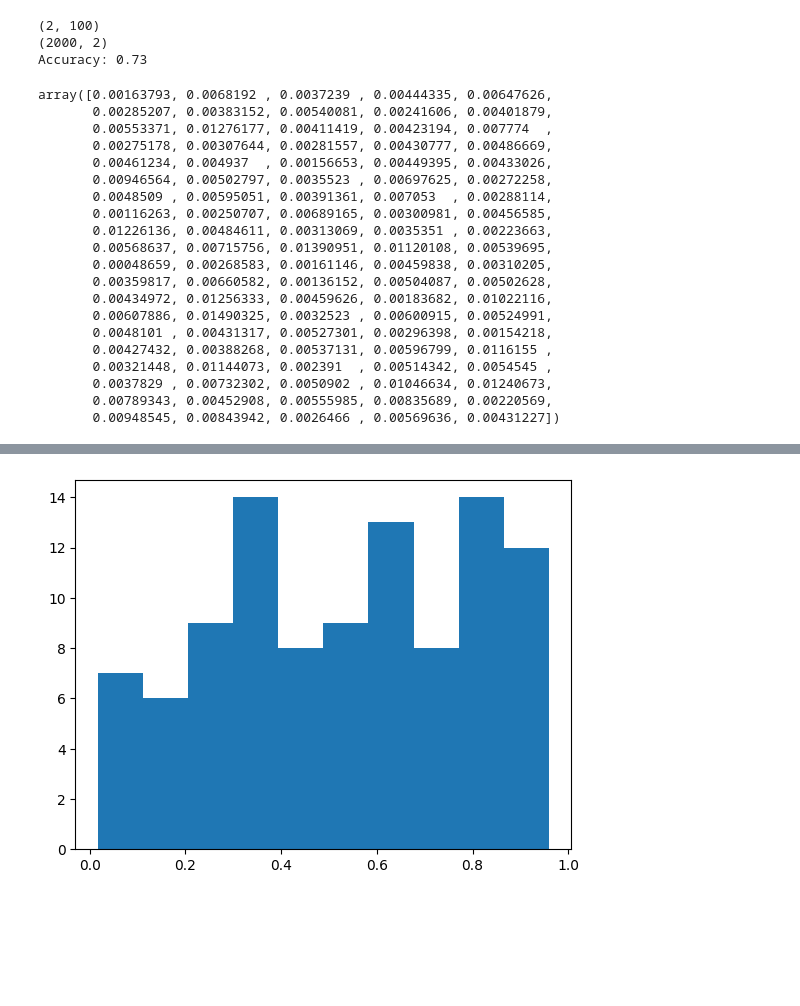
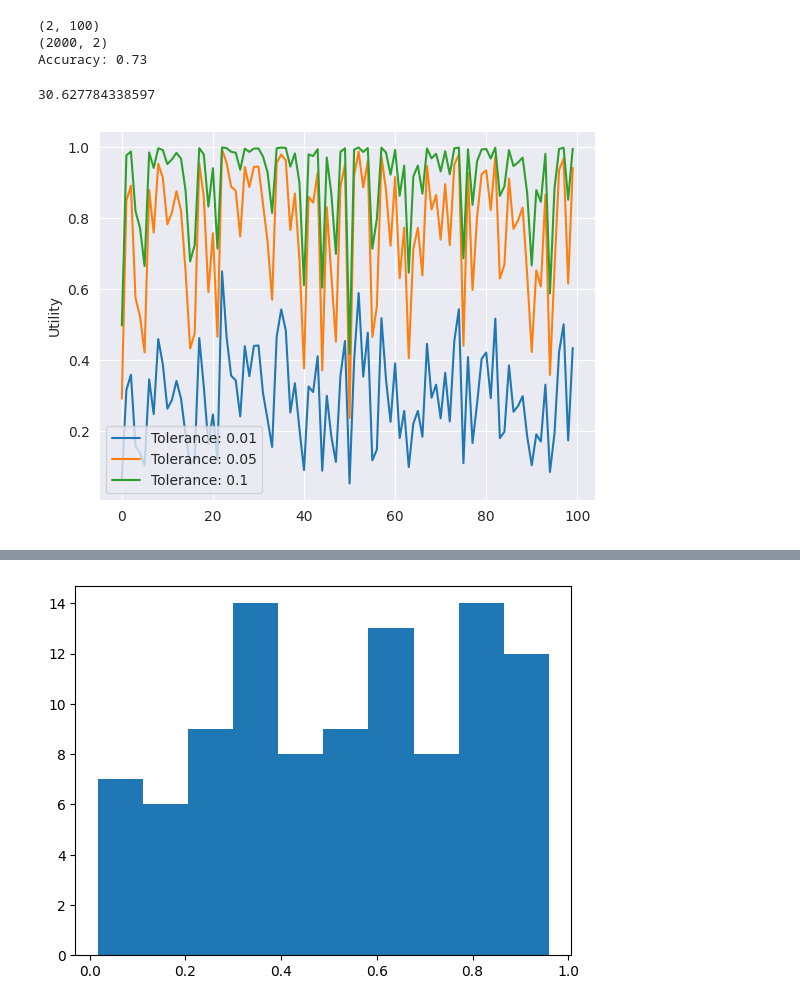
Before and after one commit to lentin26/Student-Prescription-Tree, a Jupyter notebook: lightGBM.ipynb, the cells around one changed output, grey strips where cells are left out. Cells and saved outputs as stored; diff of their text form; code cells hidden in the pictures; blank space fills up the shorter version.

```diff
--- a/lightGBM.ipynb
+++ b/lightGBM.ipynb
@@ -2132,6 +2132,10 @@ p_pred = special.expit(
     (alpha @ X).mean(axis=0) +( beta @ X).mean(axis=0) * price
 )
 
+p_pred = special.expit(
+  alpha @ X + np.array([x*price for x in beta @ X])
+).mean(axis=0)
+
 y_pred = (p_pred >= 0.5).astype(int)
 
 print(
@@ -2149,24 +2153,25 @@ Accuracy: 0.73
 p_var = special.expit(
   alpha @ X + np.array([x*price for x in beta @ X])
 ).var(axis=0)
+
+p_var.max()/p_var.min()
 # %% [output]
-array([0.00163793, 0.0068192 , 0.0037239 , 0.00444335, 0.00647626,
-       0.00285207, 0.00383152, 0.00540081, 0.00241606, 0.00401879,
-       0.00553371, 0.01276177, 0.00411419, 0.00423194, 0.007774  ,
-       0.00275178, 0.00307644, 0.00281557, 0.00430777, 0.00486669,
-       0.00461234, 0.004937  , 0.00156653, 0.00449395, 0.00433026,
-       0.00946564, 0.00502797, 0.0035523 , 0.00697625, 0.00272258,
-       0.0048509 , 0.00595051, 0.00391361, 0.007053  , 0.00288114,
-       0.00116263, 0.00250707, 0.00689165, 0.00300981, 0.00456585,
-       0.01226136, 0.00484611, 0.00313069, 0.0035351 , 0.00223663,
-       0.00568637, 0.00715756, 0.01390951, 0.01120108, 0.00539695,
-       0.00048659, 0.00268583, 0.00161146, 0.00459838, 0.00310205,
-       0.00359817, 0.00660582, 0.00136152, 0.00504087, 0.00502628,
-       0.00434972, 0.01256333, 0.00459626, 0.00183682, 0.01022116,
-       0.00607886, 0.01490325, 0.0032523 , 0.00600915, 0.00524991,
-       0.0048101 , 0.00431317, 0.00527301, 0.00296398, 0.00154218,
-       0.00427432, 0.00388268, 0.00537131, 0.00596799, 0.0116155 ,
-       0.00321448, 0.01144073, 0.002391  , 0.00514342, 0.0054545 ,
-       0.0037829 , 0.00732302, 0.0050902 , 0.01046634, 0.01240673,
-       0.00789343, 0.00452908, 0.00555985, 0.00835689, 0.00220569,
-       0.00948545, 0.00843942, 0.0026466 , 0.00569636, 0.00431227])
+30.627784338597
+# %%
+import seaborn as sns
+sns.set_style('darkgrid')
+# %%
+# compute utility
+rev = p_pred * price
+
+tolerances = [0.01, 0.05, 0.1]
+boxes = []
+for t in tolerances:
+  plt.plot(1 - np.exp(-rev / np.sqrt(p_var) * t))
+  boxes.append(1 - np.exp(-rev / np.sqrt(p_var) * t))
+
+plt.ylabel('Utility')
+plt.legend(["Tolerance: " + str(t) for t in tolerances])
+plt.show()
+# %% [output]
+[figure, added]
```
Also changed, not shown: parts of 2 cells of this notebook.
